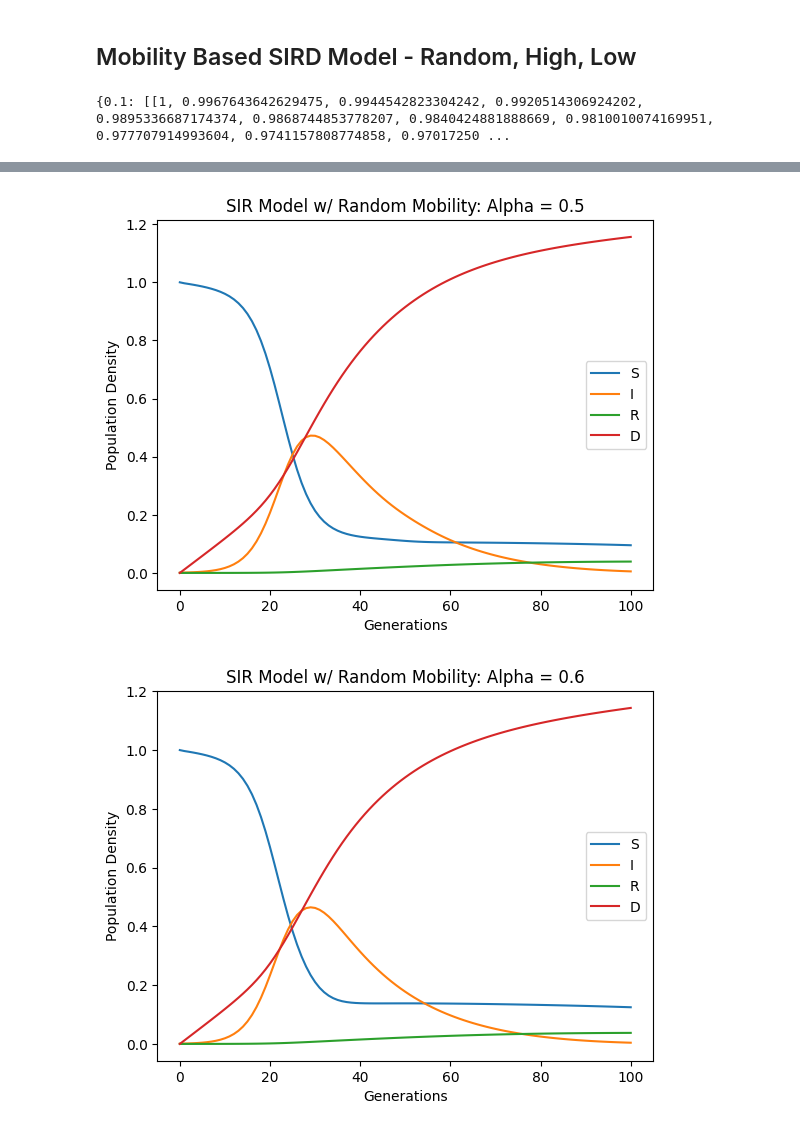
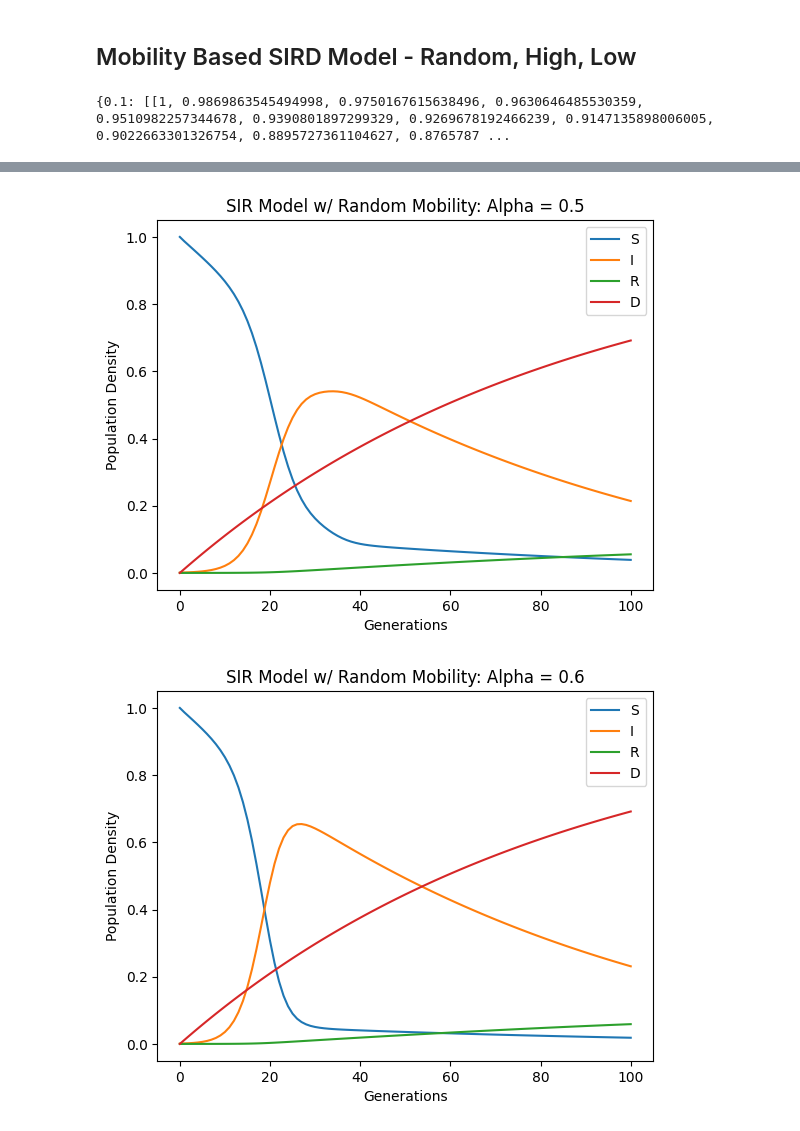
Before and after one commit to Virmani12/02712-Final-Project, a Jupyter notebook: SIRD_simulations.ipynb, the cells around one changed output, grey strips where cells are left out. Drawn from its saved outputs; the diff is of its cells as text; code cells hidden in the pictures.

```diff
--- a/SIRD_simulations.ipynb
+++ b/SIRD_simulations.ipynb
@@ -150,9 +150,9 @@ def get_other_loc_params(grid,loc):
 # %%
 beta = 0.3 # rate of infection *CHANGE LATER MAYBE*
 mu = 0.1 # rate of recovery *CHANGE LATER MAYBE*
-delta_c = 0.04 # rate of death from COVID for Estonia
+delta_c = 0#0.04 # rate of death from COVID for Estonia
 delta_g = 0.0117 # general death rate in Estonia
-birth_rate = 0.009898
+birth_rate = 0#0.009898
 N = 1000
 n_locations=10
 days = 100
@@ -164,4 +164,4 @@ threshold = 0.1
 dynamic_alpha_results = dynamic_alpha(type, threshold, beta, mu, N, n_locations, days, alphas, trials, c, delta_c, delta_g, birth_rate)
 sir_plotting(dynamic_alpha_results.items(), type)
 # %% [output]
-{0.1: [[1, 0.9967643642629475, 0.9944542823304242, 0.9920514306924202, 0.9895336687174374, 0.9868744853778207, 0.9840424881888669, 0.9810010074169951, 0.977707914993604, 0.9741157808774858, 0.97017250 ...
+{0.1: [[1, 0.9869863545494998, 0.9750167615638496, 0.9630646485530359, 0.9510982257344678, 0.9390801897299329, 0.9269678192466239, 0.9147135898006005, 0.9022663301326754, 0.8895727361104627, 0.8765787 ...
@@ -172,2 +172,2 @@ sir_plotting(dynamic_alpha_results.items(), type)
-[figure, old version]
+[figure, new version]
-[figure, old version]
+[figure, new version]
```
Also changed, not shown: parts of 1 cell of this notebook.
